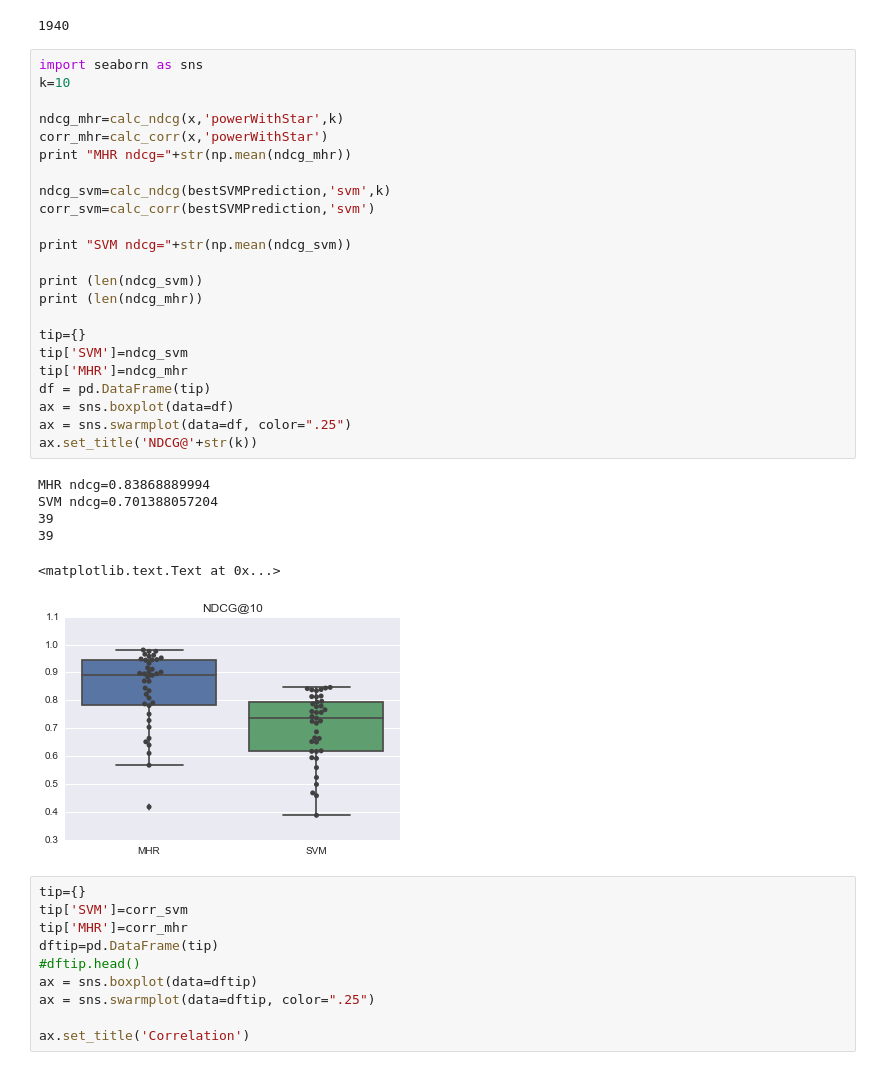
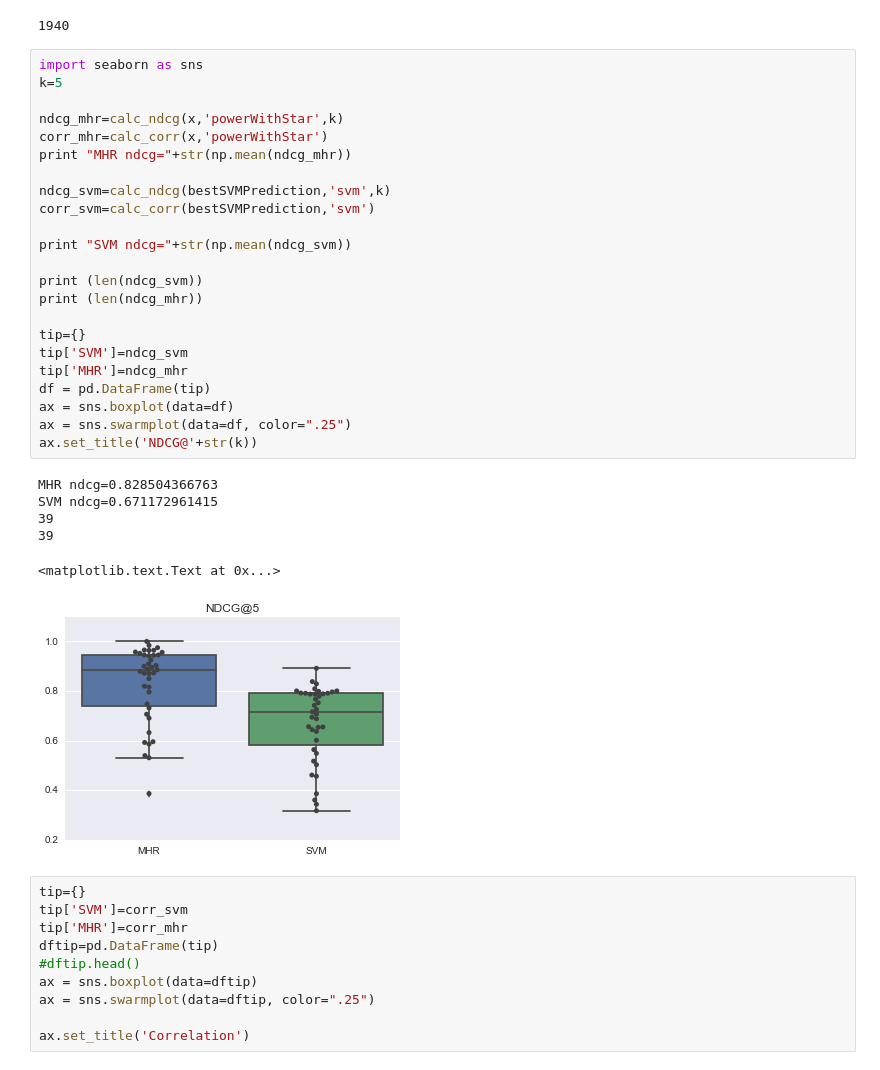
Before and after one commit to vwoloszyn/MRR, a Jupyter notebook: MHR_assessment.ipynb, the cells around one changed output. Cells and saved outputs as stored; diff of their text form.

```diff
--- a/MHR_assessment.ipynb
+++ b/MHR_assessment.ipynb
@@ -265,34 +265,34 @@ len(x)
 1940
 # %%
 import seaborn as sns
-k=10
+k=5
 
 ndcg_mhr=calc_ndcg(x,'powerWithStar',k)
 corr_mhr=calc_corr(x,'powerWithStar')
 print "MHR ndcg="+str(np.mean(ndcg_mhr))
 
 ndcg_svm=calc_ndcg(bestSVMPrediction,'svm',k)
 corr_svm=calc_corr(bestSVMPrediction,'svm')
 
 print "SVM ndcg="+str(np.mean(ndcg_svm))
 
 print (len(ndcg_svm))
 print (len(ndcg_mhr))
 
 tip={}
 tip['SVM']=ndcg_svm
 tip['MHR']=ndcg_mhr
 df = pd.DataFrame(tip)
 ax = sns.boxplot(data=df)
 ax = sns.swarmplot(data=df, color=".25")
 ax.set_title('NDCG@'+str(k))
 # %% [output]
-MHR ndcg=0.83868889994
-SVM ndcg=0.701388057204
+MHR ndcg=0.828504366763
+SVM ndcg=0.671172961415
 39
 39
 <matplotlib.text.Text at 0x...>
-[figure, old version]
+[figure, new version]
 # %%
 tip={}
 tip['SVM']=corr_svm
```
Also changed, not shown: parts of 10 cells of this notebook.
